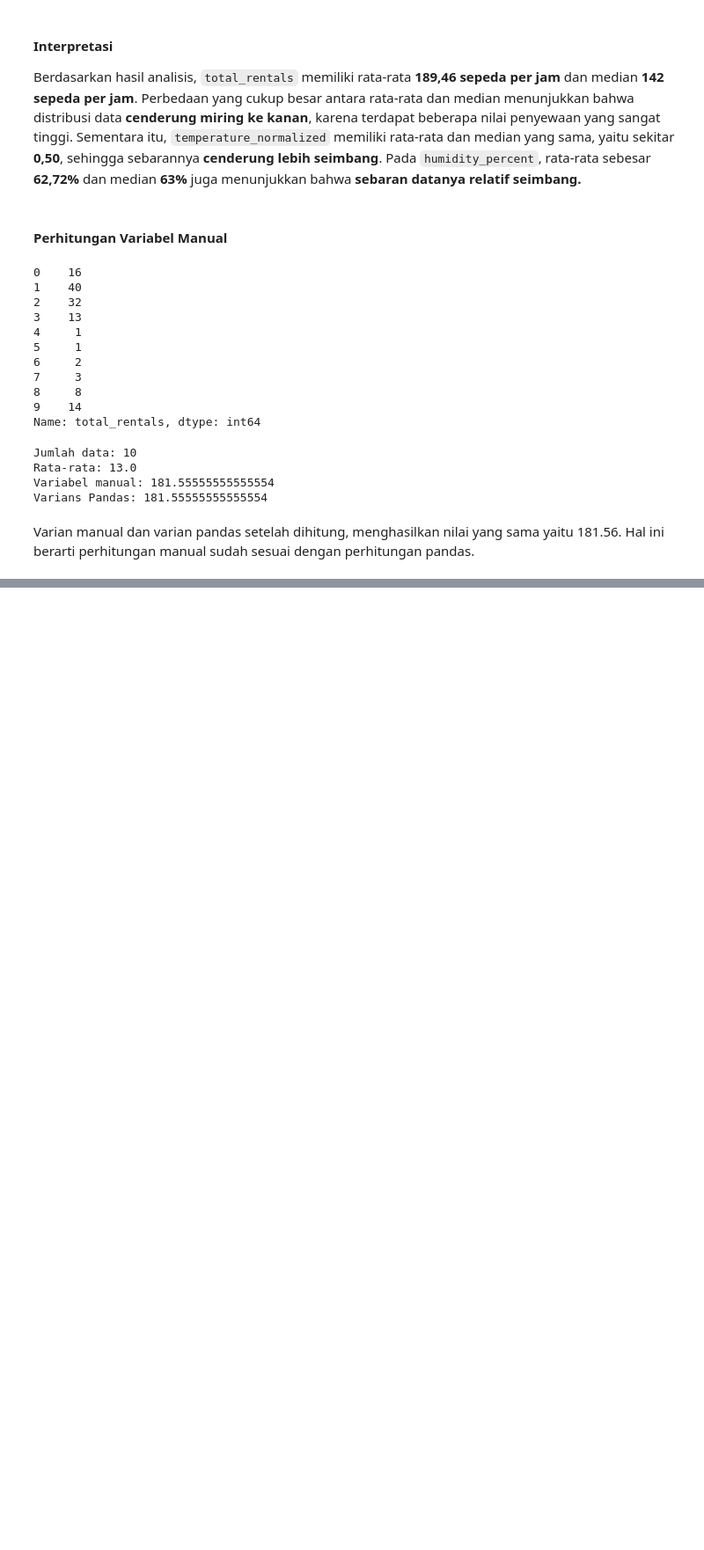
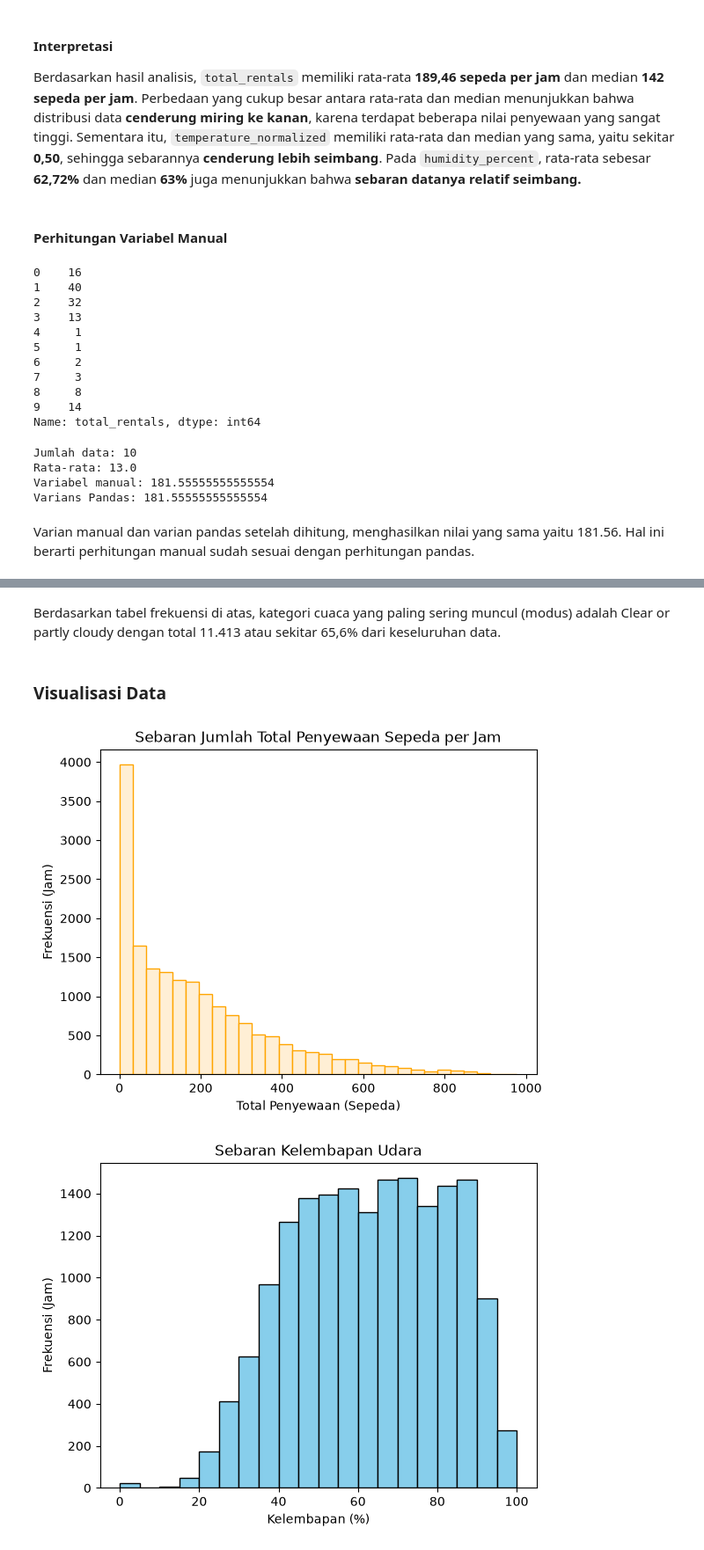
Before and after one commit to esteryeliiii2/project1-eda-kelompok-01, a Jupyter notebook: eda_kelompok_01.ipynb, the cells around one changed output, grey strips where cells are left out. Shown at 88% size. Saved outputs shown, nothing was run; the diff lists cells and outputs as text; code cells hidden in the pictures; blank space fills up the shorter version.

Commit message:
Menambah Ringkasan Variabel Kategori dan Visualisasi Data
Menambah ringkasan variabel kategori dan menyajikan data dalam bentuk visual.

```diff
--- a/eda_kelompok_01.ipynb
+++ b/eda_kelompok_01.ipynb
@@ -280,0 +276,10 @@ Varian manual dan varian pandas setelah dihitung, menghasilkan nilai yang sama y
+# %%
+import pandas as pd
+
+df = pd.read_csv("bike_sharing_hourly.csv")
+
+print("Tabel Frekuensi Cuaca:")
+print(df["weather_condition"].value_counts())
+
+print("\nPersentasenya dalam (%):")
+print(df["weather_condition"].value_counts(normalize=True) * 100)
@@ -280,0 +302,37 @@ Varian manual dan varian pandas setelah dihitung, menghasilkan nilai yang sama y
+# %% [markdown]
+Berdasarkan tabel frekuensi di atas, kategori cuaca yang paling sering muncul (modus) adalah Clear or partly cloudy dengan total 11.413 atau sekitar 65,6% dari keseluruhan data.
+# %% [markdown]
+### Visualisasi Data
+# %%
+import matplotlib.pyplot as plt
+
+# A. Histogram Jumlah Penyewaan per Jam
+plt.hist(df["total_rentals"], bins=30, color='papayawhip', edgecolor='orange')
+plt.title("Sebaran Jumlah Total Penyewaan Sepeda per Jam")
+plt.xlabel("Total Penyewaan (Sepeda)")
+plt.ylabel("Frekuensi (Jam)")
+plt.show()
+
+# B. Histogram Data Kelembapan Udara
+plt.hist(df["humidity_percent"], bins=20, color='skyblue', edgecolor='black')
+plt.title("Sebaran Kelembapan Udara")
+plt.xlabel("Kelembapan (%)")
+plt.ylabel("Frekuensi (Jam)")
+plt.show()
+
+# C. Boxplot
+plt.boxplot(df["total_rentals"], vert=False)
+plt.title("Boxplot Total Penyewaan Sepeda per Jam")
+plt.xlabel("Total Penyewaan (Sepeda)")
+plt.show()
+
+# D. Diagram Batang
+hitung_musim = df["season"].value_counts()
+plt.bar(hitung_musim.index, hitung_musim.values, color='coral', edgecolor='black')
+plt.title("Frekuensi Pencatatan Berdasarkan Musim")
+plt.xlabel("Musim")
+plt.ylabel("Frekuensi (Jam)")
+plt.show()
+# %% [output]
+[figure, added]
+[figure, added]
```
Also changed, not shown: parts of 10 cells of this notebook.
